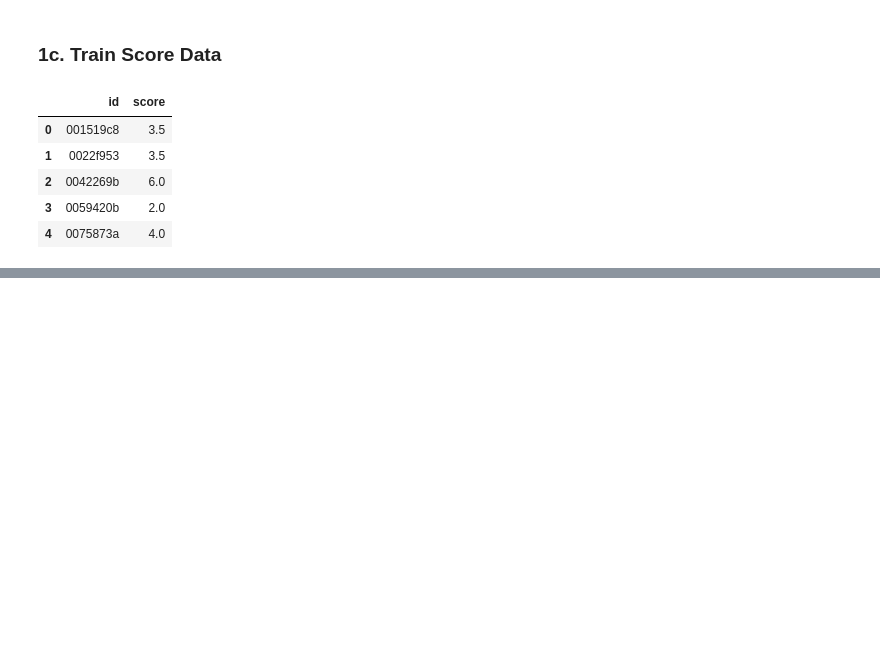
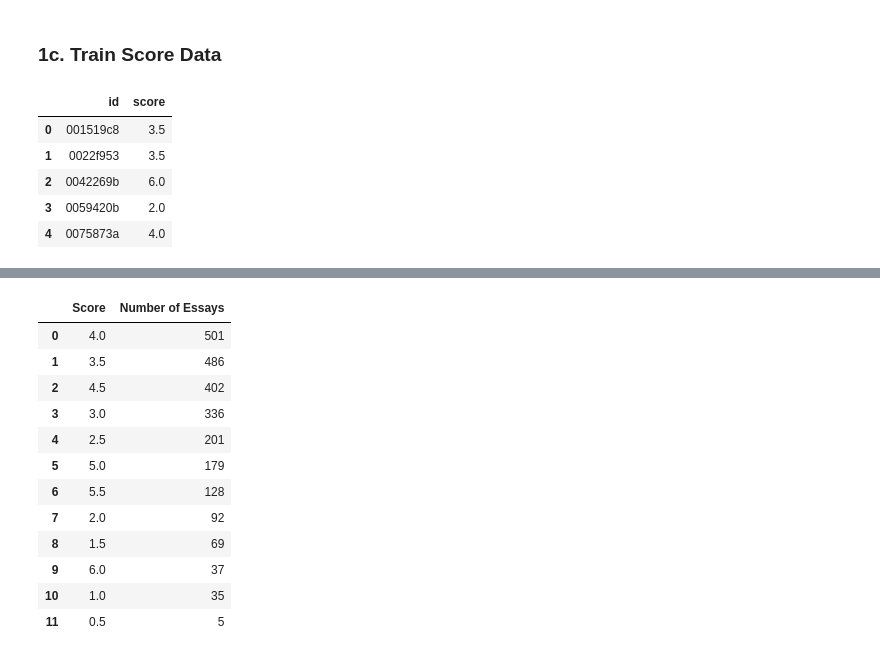
Before and after one commit to ahendricks2/EssayKeystrokes, a Jupyter notebook: Main_Notebook.ipynb, the cells around one changed output, grey strips where cells are left out. Drawn from its saved outputs; the diff is of its cells as text; code cells hidden in the pictures; blank space fills up the shorter version.

```diff
--- a/Main_Notebook.ipynb
+++ b/Main_Notebook.ipynb
@@ -128,0 +135,2 @@ sns.despine();
+# %%
+score_vals = train_scores_df['score'].value_counts()
@@ -128,0 +139,16 @@ sns.despine();
+# %%
+score_counts
+# %% [output]
+|  | Score | Number of Essays |
+| 0 | 4.0 | 501 |
+| 1 | 3.5 | 486 |
+| 2 | 4.5 | 402 |
+| 3 | 3.0 | 336 |
+| 4 | 2.5 | 201 |
+| 5 | 5.0 | 179 |
+| 6 | 5.5 | 128 |
+| 7 | 2.0 | 92 |
+| 8 | 1.5 | 69 |
+| 9 | 6.0 | 37 |
+| 10 | 1.0 | 35 |
+| 11 | 0.5 | 5 |
```
Also changed, not shown: parts of 10 cells of this notebook.
